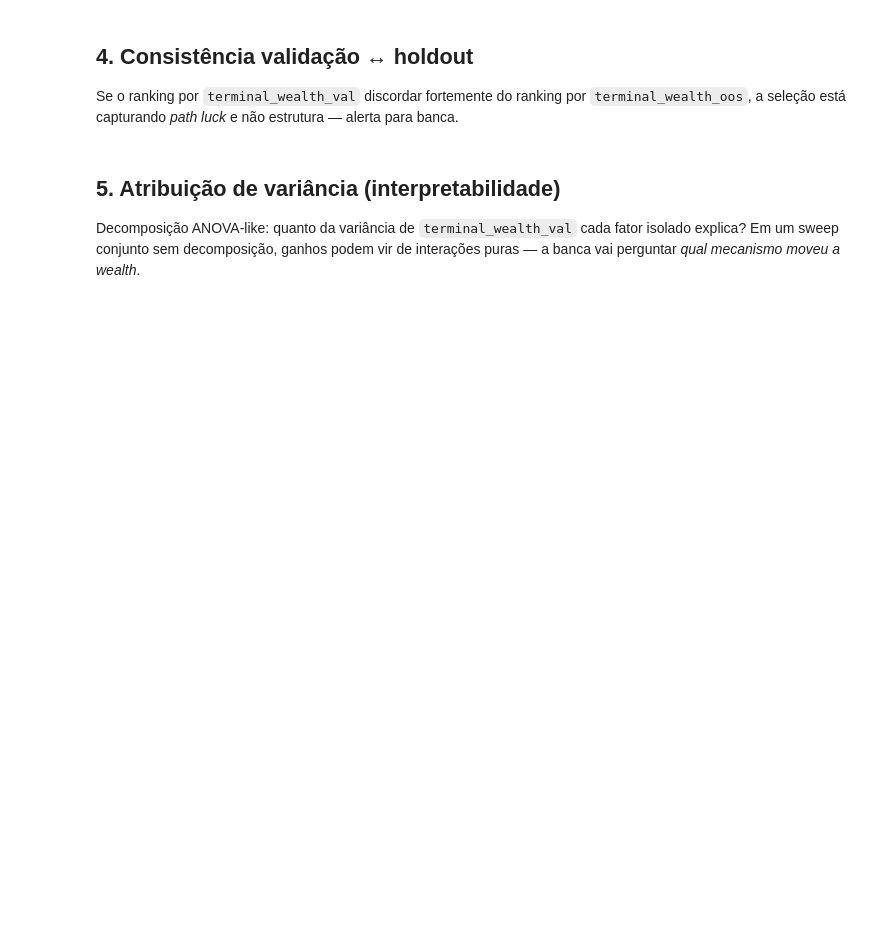
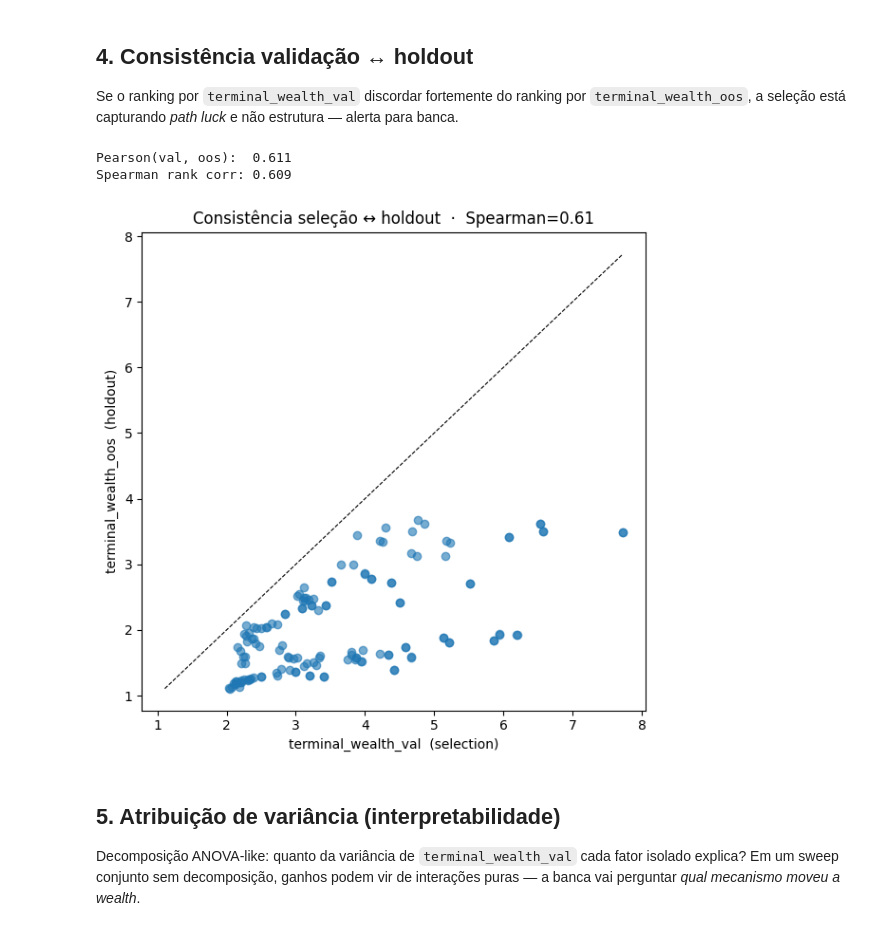
Before and after one commit to eliabejr/msc-thesis, a Jupyter notebook: notebooks/13_ablation_W_joint_wealth.ipynb, the cells around one changed output. Cells and saved outputs as stored; diff of their text form; code cells hidden in the pictures; blank space fills up the shorter version.

```diff
--- a/notebooks/13_ablation_W_joint_wealth.ipynb
+++ b/notebooks/13_ablation_W_joint_wealth.ipynb
@@ -152,26 +264,31 @@ Se o ranking por `terminal_wealth_val` discordar fortemente do ranking por `term
 # %%
 by_cfg = (
     W1_DF.group_by('config')
          .agg([
              pl.col('terminal_wealth_val').mean().alias('wealth_val'),
              pl.col('terminal_wealth_oos').mean().alias('wealth_oos'),
          ])
          .drop_nulls()
          .to_pandas()
 )
 rho = by_cfg[['wealth_val', 'wealth_oos']].corr().iloc[0, 1]
 rank_rho = by_cfg[['wealth_val', 'wealth_oos']].rank().corr().iloc[0, 1]
 print(f'Pearson(val, oos):  {rho:.3f}')
 print(f'Spearman rank corr: {rank_rho:.3f}')
 
 fig, ax = plt.subplots(figsize=(6, 6))
 ax.scatter(by_cfg['wealth_val'], by_cfg['wealth_oos'], alpha=0.6)
-lim = [min(by_cfg.min()), max(by_cfg.max())]
+numeric = by_cfg[['wealth_val', 'wealth_oos']]
+lim = [numeric.min().min(), numeric.max().max()]
 ax.plot(lim, lim, 'k--', lw=0.8)
 ax.set_xlabel('terminal_wealth_val  (selection)')
 ax.set_ylabel('terminal_wealth_oos  (holdout)')
 ax.set_title(f'Consistência seleção ↔ holdout  ·  Spearman={rank_rho:.2f}')
 plt.tight_layout(); plt.show()
+# %% [output]
+Pearson(val, oos):  0.611
+Spearman rank corr: 0.609
+[figure, added]
 # %% [markdown]
 ## 5. Atribuição de variância (interpretabilidade)
 
```
Also changed, not shown: parts of 7 cells of this notebook.
